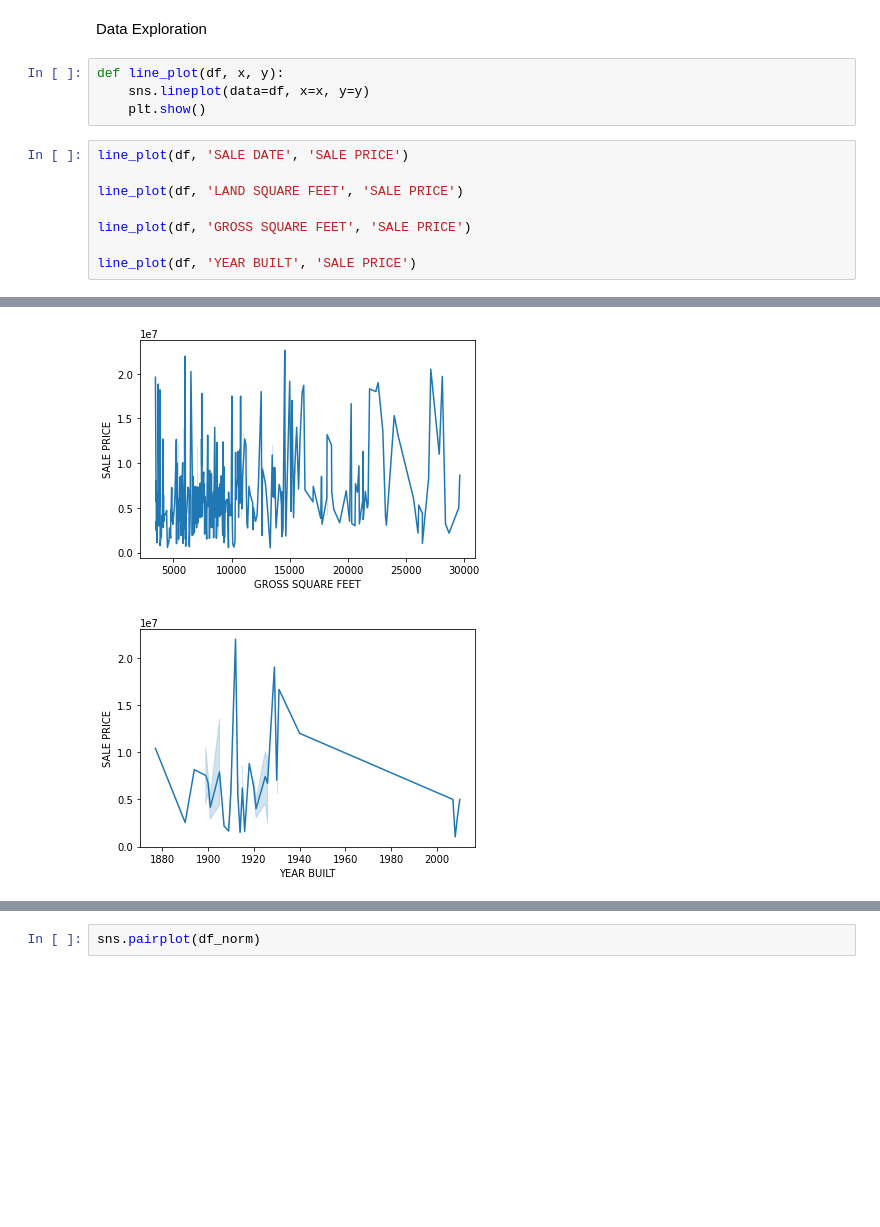
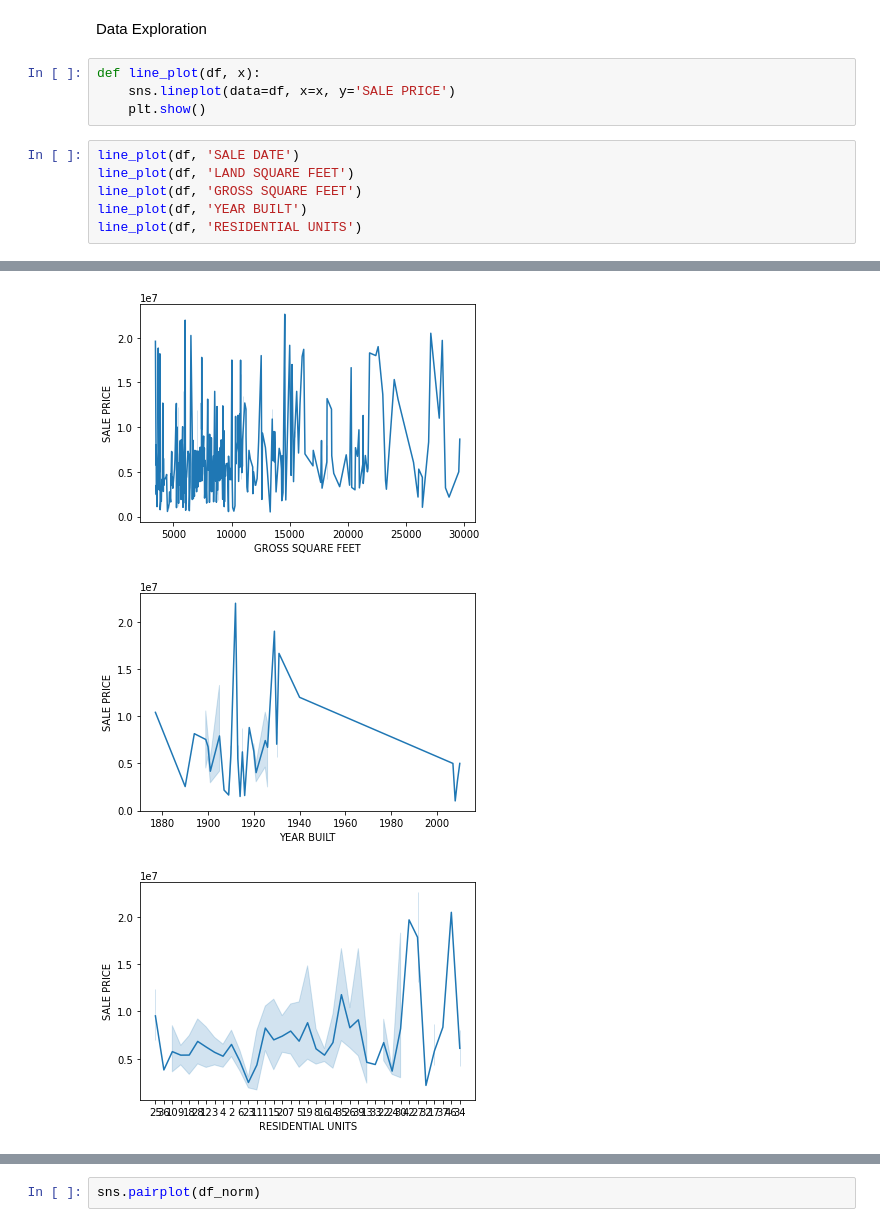
Before and after one commit to tasnmb/Manhattan-property-prices-analysis, a Jupyter notebook: cw_v2.ipynb, the cells around one changed output, grey strips where cells are left out. Cells and saved outputs as stored; diff of their text form; blank space fills up the shorter version.

```diff
--- a/cw_v2.ipynb
+++ b/cw_v2.ipynb
@@ -206,20 +205,19 @@ df.head()
 # %% [markdown]
 Data Exploration
 # %%
-def line_plot(df, x, y):
-    sns.lineplot(data=df, x=x, y=y)
+def line_plot(df, x):
+    sns.lineplot(data=df, x=x, y='SALE PRICE')
     plt.show()
 # %%
-line_plot(df, 'SALE DATE', 'SALE PRICE')
-
-line_plot(df, 'LAND SQUARE FEET', 'SALE PRICE')
-
-line_plot(df, 'GROSS SQUARE FEET', 'SALE PRICE')
-
-line_plot(df, 'YEAR BUILT', 'SALE PRICE')
+line_plot(df, 'SALE DATE')
+line_plot(df, 'LAND SQUARE FEET')
+line_plot(df, 'GROSS SQUARE FEET')
+line_plot(df, 'YEAR BUILT')
+line_plot(df, 'RESIDENTIAL UNITS')
 # %% [output]
 [figure]
 [figure]
 [figure]
 [figure]
+[figure, added]
 # %%
```
Also changed, not shown: parts of 19 cells of this notebook.
